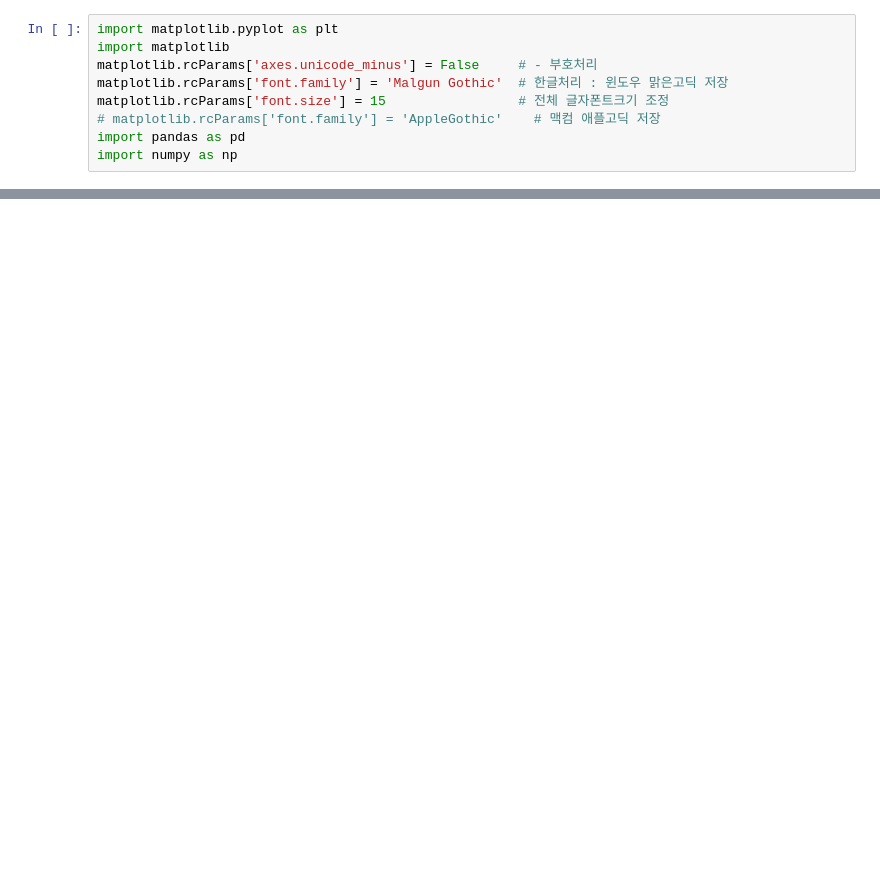
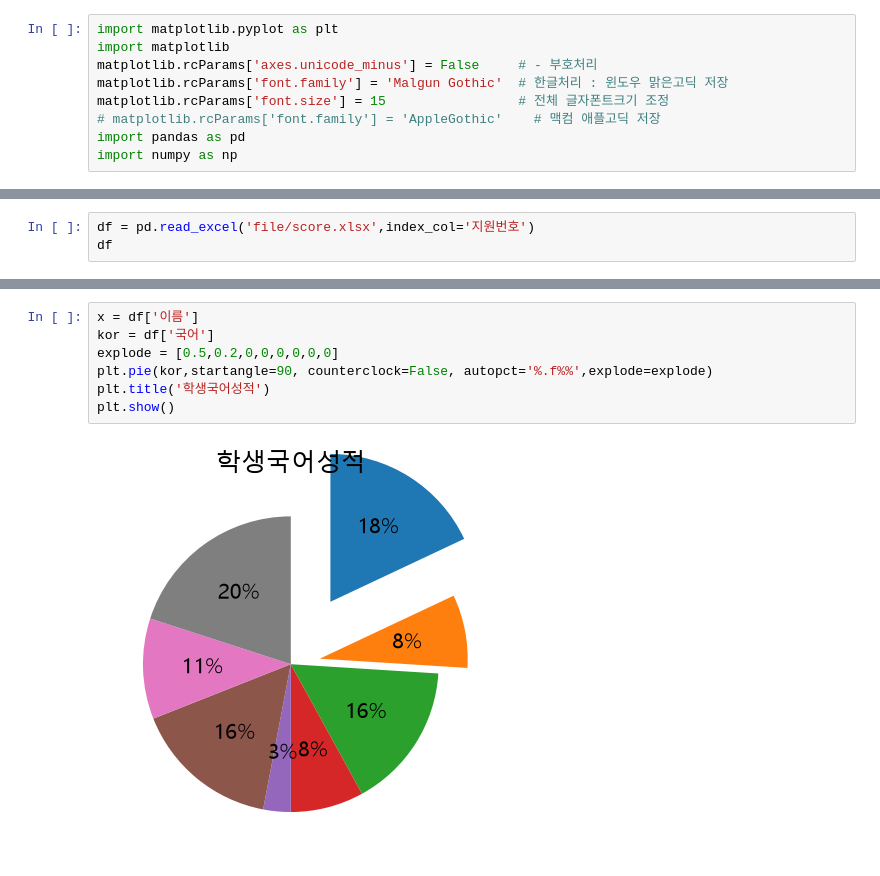
Before and after one commit to naegil73-png/aix_data_0928, a Jupyter notebook: p1006/p1006_01.ipynb, the cells around one changed output, grey strips where cells are left out. Drawn from its saved outputs; the diff is of its cells as text; blank space fills up the shorter version.

```diff
--- a/p1006/p1006_01.ipynb
+++ b/p1006/p1006_01.ipynb
@@ -73,0 +76,3 @@ plt.show()
+# %%
+df = pd.read_excel('file/score.xlsx',index_col='지원번호')
+df
@@ -73,0 +90,9 @@ plt.show()
+# %%
+x = df['이름']
+kor = df['국어']
+explode = [0.5,0.2,0,0,0,0,0,0]
+plt.pie(kor,startangle=90, counterclock=False, autopct='%.f%%',explode=explode)
+plt.title('학생국어성적')
+plt.show()
+# %% [output]
+[figure, added]
```
Also changed, not shown: parts of 22 cells of this notebook, 12 other files.
